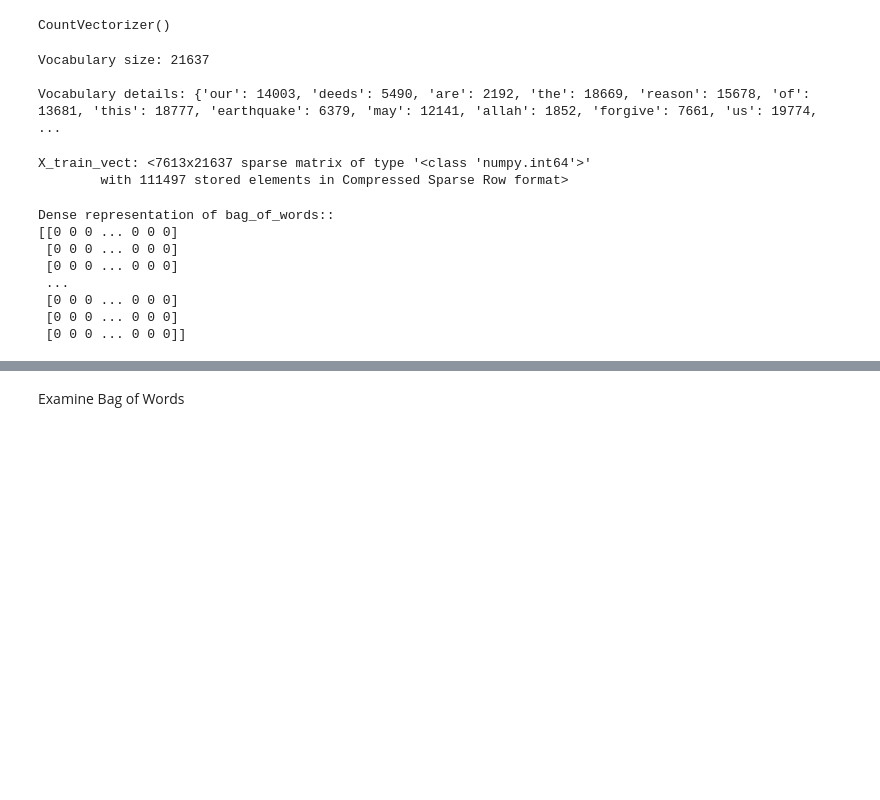
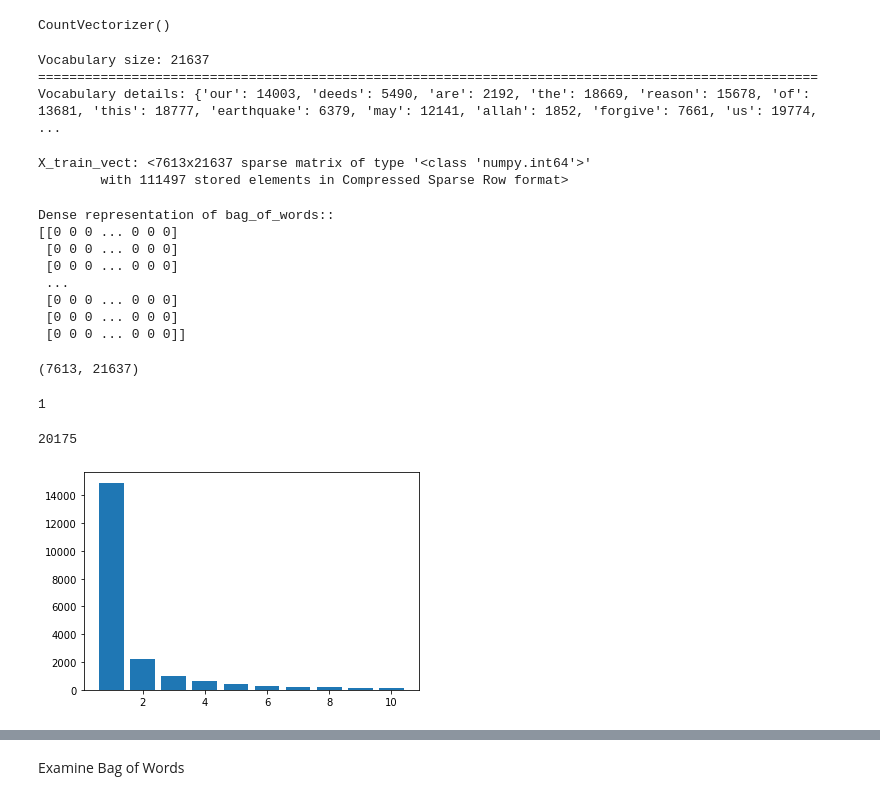
Before and after one commit to jennamurphymcad/Final-Project, a Jupyter notebook: Disaster/Final_Analysis_Disaster.ipynb, the cells around one changed output, grey strips where cells are left out. Drawn from its saved outputs; the diff is of its cells as text; code cells hidden in the pictures; blank space fills up the shorter version.

```diff
--- a/Disaster/Initial_Analysis_Disaster.ipynb
+++ b/Disaster/Final_Analysis_Disaster.ipynb
@@ -98,10 +81,10 @@ vectorizer.fit(X_train)
 CountVectorizer()
 # %%
 print("Vocabulary size: {}".format(len(vectorizer.vocabulary_)))
-print()
+print(100*"=")
 print("Vocabulary details: {}".format(vectorizer.vocabulary_))
 # %% [output]
 Vocabulary size: 21637
-
+====================================================================================================
 Vocabulary details: {'our': 14003, 'deeds': 5490, 'are': 2192, 'the': 18669, 'reason': 15678, 'of': 13681, 'this': 18777, 'earthquake': 6379, 'may': 12141, 'allah': 1852, 'forgive': 7661, 'us': 19774, ...
 # %%
@@ -112,7 +95,9 @@ print("X_train_vect: {}".format(repr(X_train_vect)))
 X_train_vect: <7613x21637 sparse matrix of type '<class 'numpy.int64'>'
         with 111497 stored elements in Compressed Sparse Row format>
 # %%
+# Visualize vectorized corpora
 print("Dense representation of bag_of_words:: \n{}".format(X_train_vect.toarray()))
+X_train_vect.shape
 # %% [output]
 Dense representation of bag_of_words::
 [[0 0 0 ... 0 0 0]
@@ -122,3 +107,32 @@ Dense representation of bag_of_words::
  [0 0 0 ... 0 0 0]
  [0 0 0 ... 0 0 0]
  [0 0 0 ... 0 0 0]]
+(7613, 21637)
+# %%
+X_train_vect[:, 50].sum()
+# %% [output]
+1
+# %%
+# Low frequency tokens (1 to 10)
+dict3 = {}
+for column in range(X_train_vect.shape[1]):
+    col_total = X_train_vect[:,column].sum()
+    if col_total not in dict3:
+        dict3[col_total] = 1
+    else:
+        dict3[col_total] += 1
+# %%
+a = []
+b = []
+for x in range(1,max(dict3)):
+    try:
+        a.append(dict3[x])
+        b.append(x)
+    except:
+        a.append(0)
+        b.append(x)
+plt.bar(b[:10],a[:10])
+sum(a[:10])
+# %% [output]
+20175
+[figure, added]
```
Also changed, not shown: parts of 53 cells of this notebook, 6 other files.
